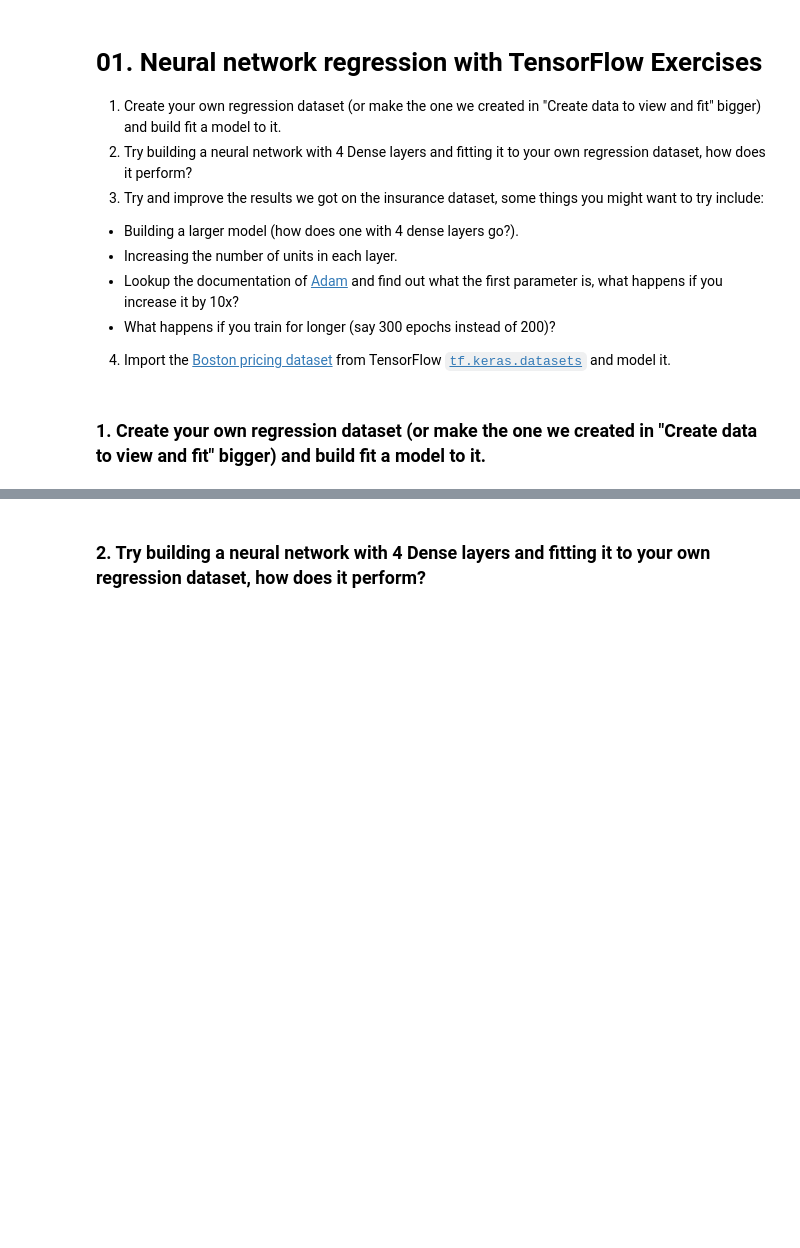
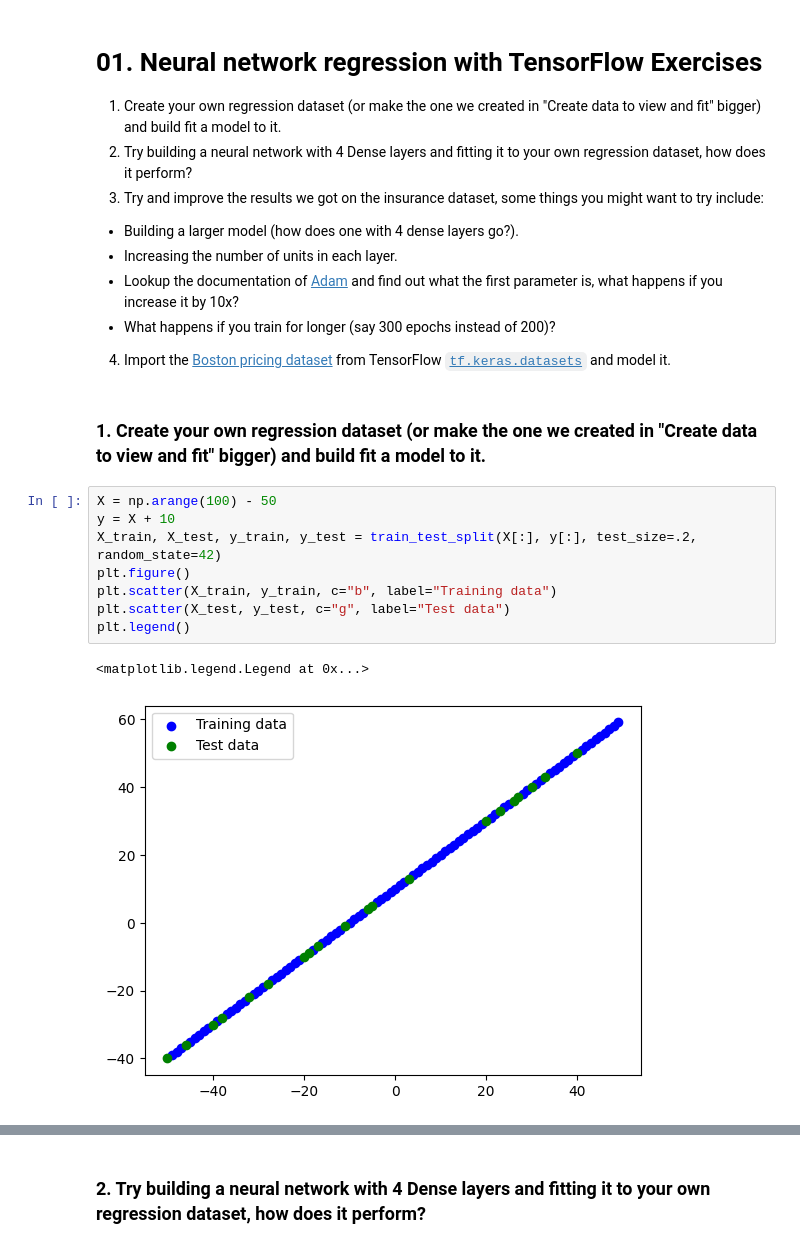
Before and after one commit to haapsee/JupyterNotebooks, a Jupyter notebook: jupyterprojects/Course_Tensorflow_for_Deep_Learning_Bootcamp/01_Neural_network_regression_with_TensorFlow_Exercises.ipynb, the cells around one changed output, grey strips where cells are left out. Saved outputs shown, nothing was run; the diff lists cells and outputs as text; blank space fills up the shorter version.

```diff
--- a/jupyterprojects/Course_Tensorflow_for_Deep_Learning_Bootcamp/01_Neural_network_regression_with_TensorFlow_Exercises.ipynb
+++ b/jupyterprojects/Course_Tensorflow_for_Deep_Learning_Bootcamp/01_Neural_network_regression_with_TensorFlow_Exercises.ipynb
@@ -16,3 +23,14 @@ tf.__version__
 4. Import the [Boston pricing dataset](https://www.tensorflow.org/api_docs/python/tf/keras/datasets/boston_housing/load_data) from TensorFlow [`tf.keras.datasets`](https://www.tensorflow.org/api_docs/python/tf/keras/datasets) and model it.
 # %% [markdown]
 ### 1. Create your own regression dataset (or make the one we created in "Create data to view and fit" bigger) and build fit a model to it.
+# %%
+X = np.arange(100) - 50
+y = X + 10
+X_train, X_test, y_train, y_test = train_test_split(X[:], y[:], test_size=.2, random_state=42)
+plt.figure()
+plt.scatter(X_train, y_train, c="b", label="Training data")
+plt.scatter(X_test, y_test, c="g", label="Test data")
+plt.legend()
+# %% [output]
+<matplotlib.legend.Legend at 0x...>
+[figure, added]
```
Also changed, not shown: parts of 25 cells of this notebook.
